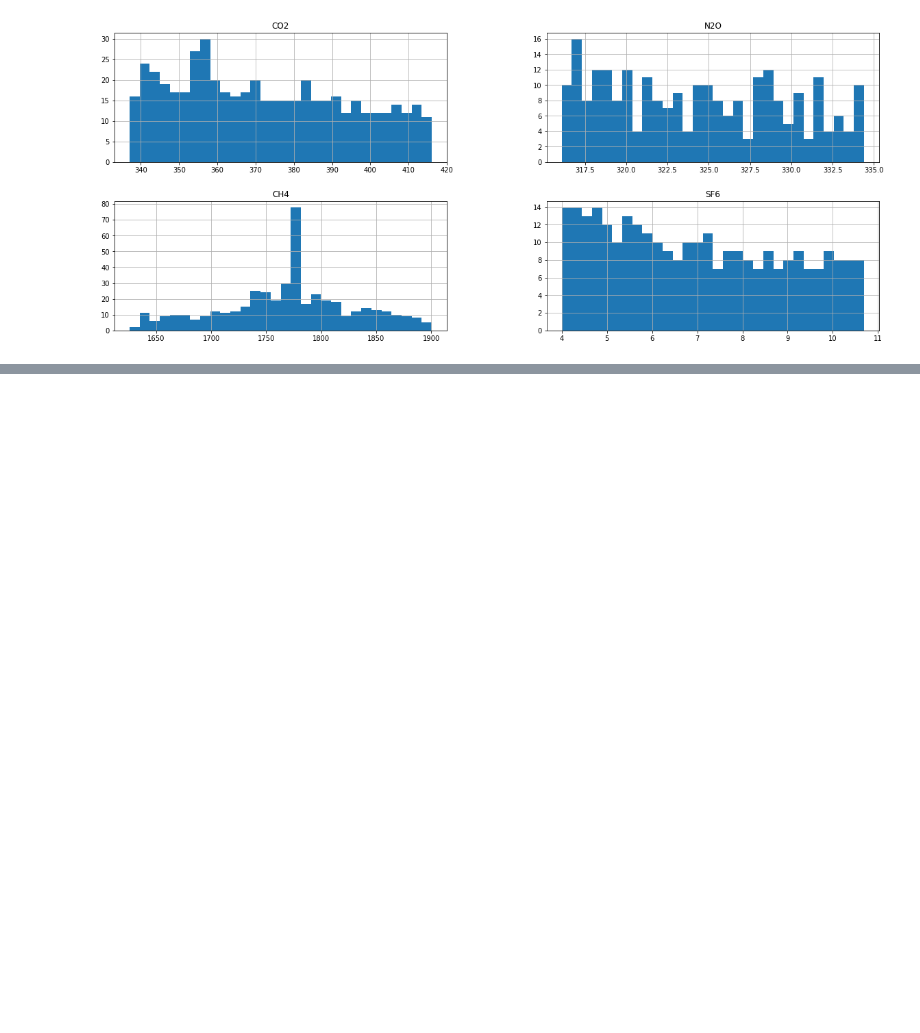
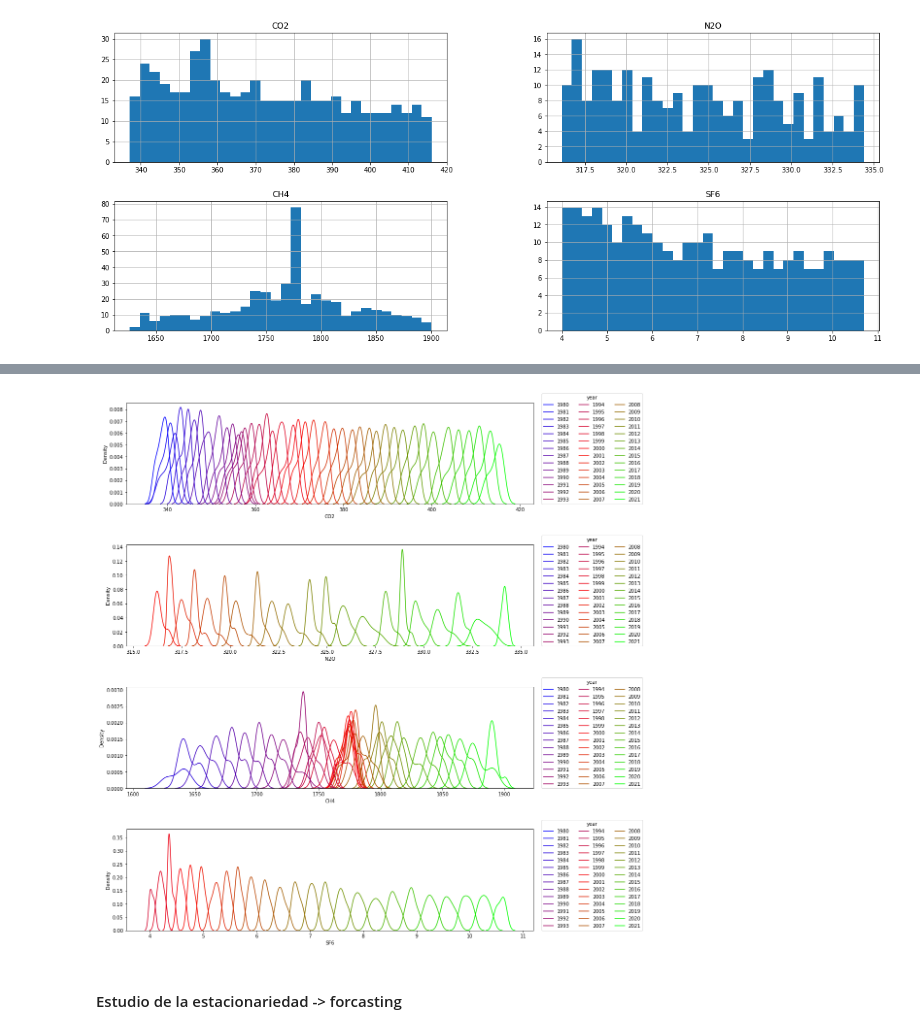
Before and after one commit to GammaLyra/Medio_ambiente, a Jupyter notebook: Greenhouse_Gases.ipynb, the cells around one changed output, grey strips where cells are left out. Drawn from its saved outputs; the diff is of its cells as text; code cells hidden in the pictures; blank space fills up the shorter version.

```diff
--- a/Greenhouse_Gases.ipynb
+++ b/Greenhouse_Gases.ipynb
@@ -97,0 +61,12 @@ data_mensual.describe()
+# %%
+# Extraemos de la fecha por un lado los meses y por otro los años, guardamos la información de dos nuevas columnas
+data_month=data_mensual.reset_index()
+data_anual_temp=data_anual.reset_index()
+
+data_month['month'] = data_month['date'].dt.month
+data_month['year'] = data_month['date'].dt.year
+
+data_anual_temp['año'] = data_anual_temp['year'].dt.year
+
+data_month=data_month.set_index("date")
+# data_temp=data_anual.set_index("year")
@@ -112,0 +165,16 @@ ax.scatter(data_mensual.index,data_mensual["N2O"])
+# %%
+# Representación de la distrubución (KDE) por años  de los gases medidos cada mes
+fig = plt.figure(figsize=(15,20))
+fig.subplots_adjust(hspace=0.4, wspace=0.2)
+
+a=["CO2","N2O","CH4","SF6"]
+
+for i in range(len(a)):
+    ax = fig.add_subplot(4, 1, i+1)
+    plot=sns.kdeplot(x=data_month[a[i]].dropna(axis=0),hue=data_month["year"].dropna(axis=0),
+                     palette='brg',ax=ax,warn_singular=False)
+    sns.move_legend(ax, ncol=3, loc=(1.02,0))
+# %% [output]
+[figure, added]
+# %% [markdown]
+#### Estudio de la estacionariedad -> forcasting
```
Also changed, not shown: parts of 18 cells of this notebook, 2 other files.
